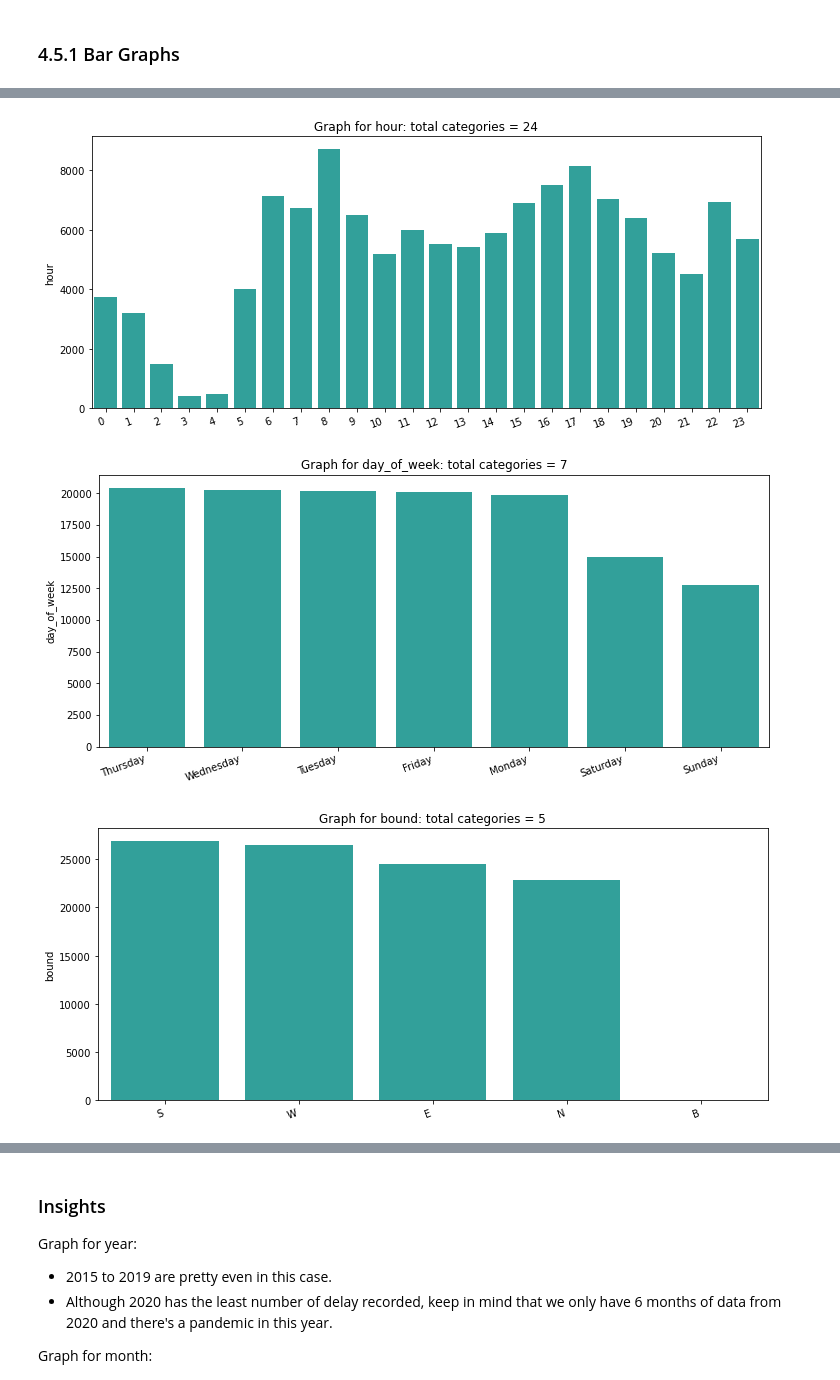
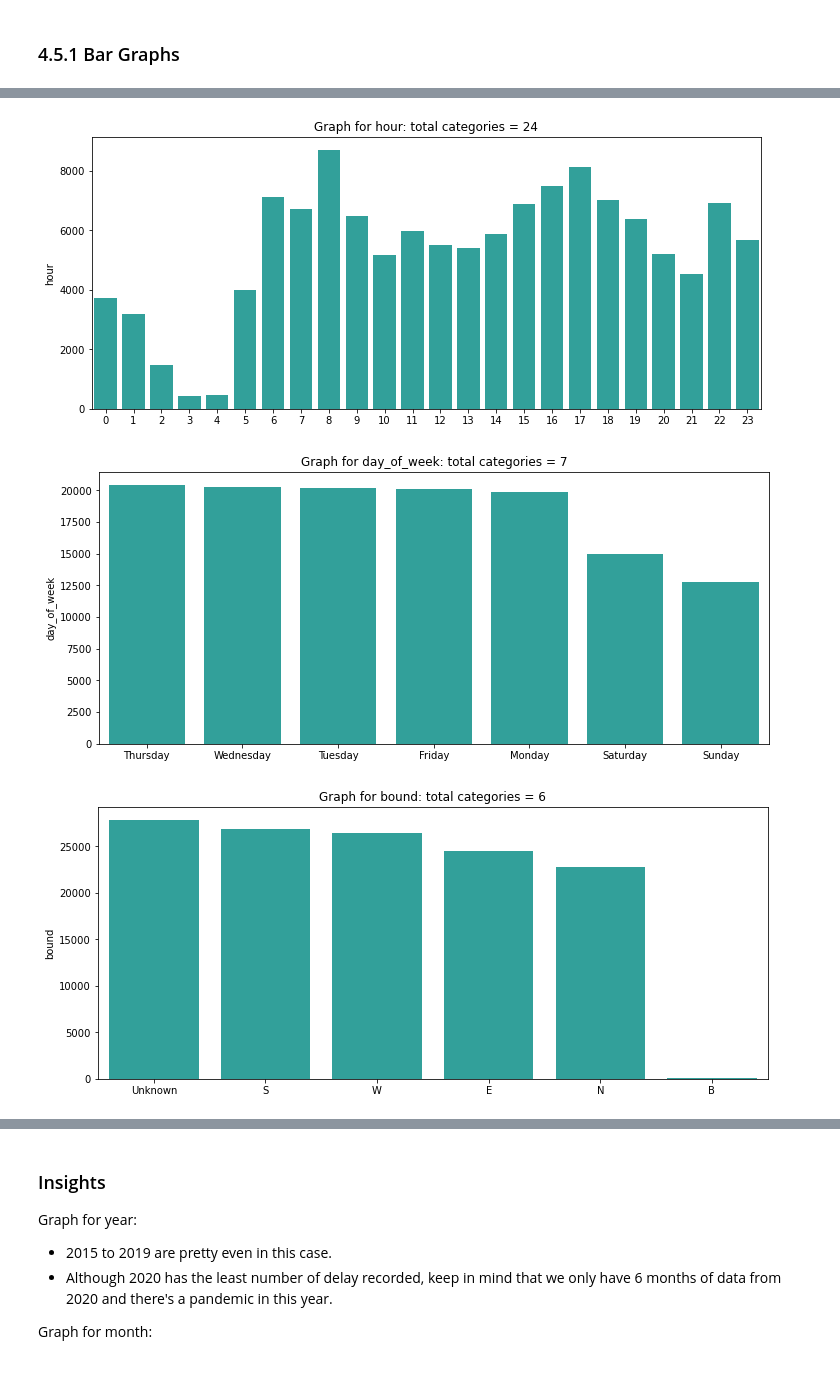
Before and after one commit to JasonYao3/TTC_transit_delay_proj, a Jupyter notebook: 4.Subway EDA.ipynb, the cells around one changed output, grey strips where cells are left out. Cells and saved outputs as stored; diff of their text form; code cells hidden in the pictures.

```diff
--- a/4.Subway EDA.ipynb
+++ b/4.Subway EDA.ipynb
@@ -39,5 +39,9 @@ line_simp     0.419044
 line          0.338190
 code          0.000777
 dtype: float64
+# %%
+# they are not recorded
+#it would be difficult to guess what bound or line the subway is heading because it could go either way.
+subway_df.fillna('Unknown',inplace=True)
 # %% [markdown]
 ### Insights
@@ -234,6 +238,6 @@ for col in subway_cat.columns:
     cat_num = subway_cat[col].value_counts()
     plt.title("Graph for %s: total categories = %d" %(col, len(cat_num)))
     chart = sns.barplot(x=cat_num.index, y=cat_num,color="lightseagreen")
-    chart.set_xticklabels(chart.get_xticklabels(), rotation=20, horizontalalignment='right')
+    #chart.set_xticklabels(chart.get_xticklabels(), rotation=20, horizontalalignment='right')
     plt.show()
 # %% [output]
@@ -243,4 +247,4 @@ for col in subway_cat.columns:
-[figure, old version]
+[figure, new version]
-[figure, old version]
+[figure, new version]
-[figure, old version]
+[figure, new version]
 [figure]
```
Also changed, not shown: parts of 6 cells of this notebook, 1 other file.
